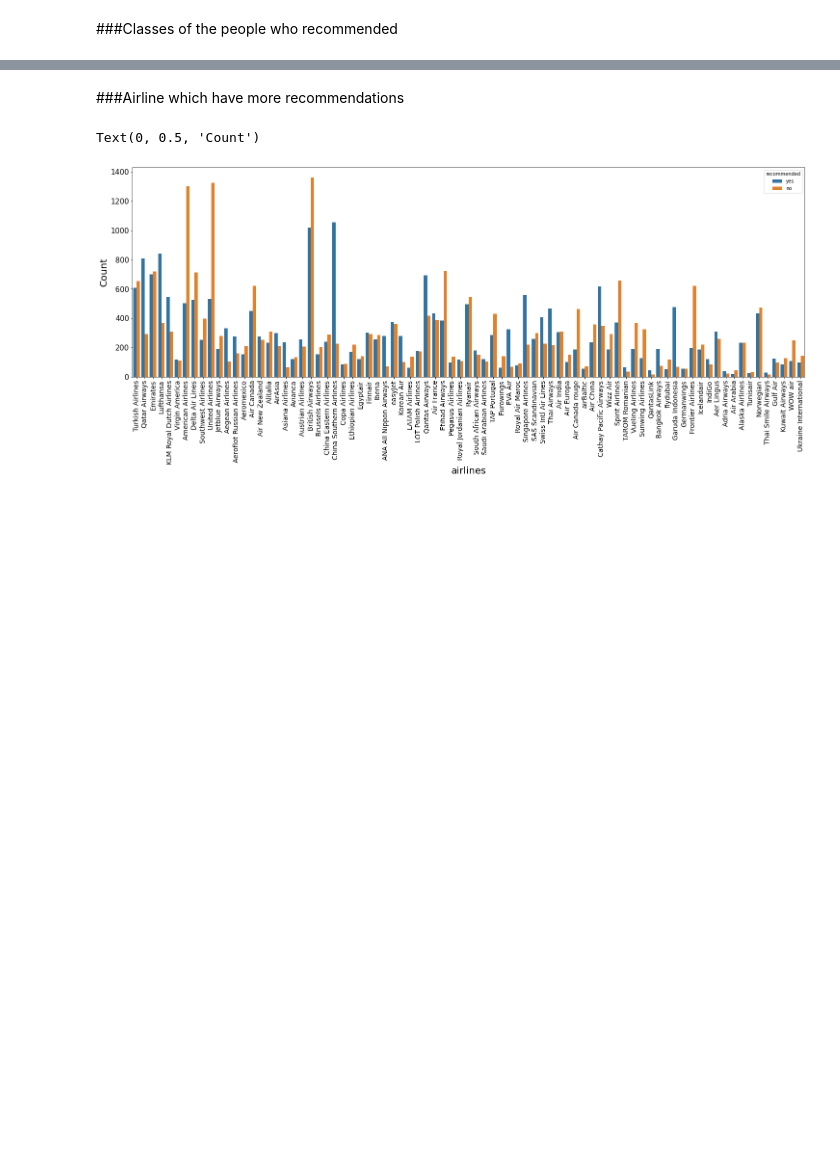
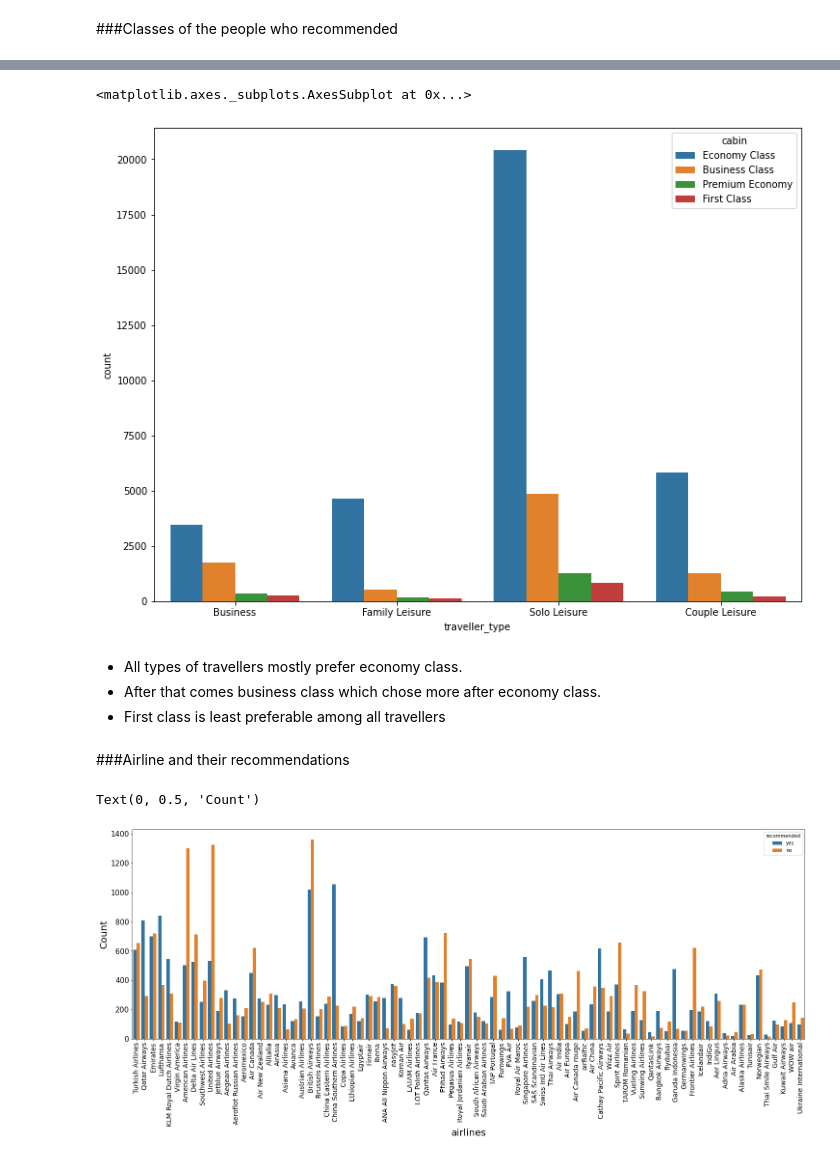
Before and after one commit to Zeeshan00789/Airline-Passenger-Referral-Prediction, a Jupyter notebook: Airline_Passenger_Referral_Prediction.ipynb, the cells around one changed output, grey strips where cells are left out. Cells and saved outputs as stored; diff of their text form; code cells hidden in the pictures; blank space fills up the shorter version.

```diff
--- a/Airline_Passenger_Referral_Prediction.ipynb
+++ b/Airline_Passenger_Referral_Prediction.ipynb
@@ -365,5 +378,14 @@ sns.countplot(df['cabin'], hue=df['recommended'])
+# %%
+sns.countplot(x='traveller_type', hue='cabin', data=df)
+# %% [output]
+<matplotlib.axes._subplots.AxesSubplot at 0x...>
+[figure, added]
+# %% [markdown]
+* All types of travellers mostly prefer economy class.
+* After that comes business class which chose more after economy class.
+* First class is least preferable among all travellers
 # %% [markdown]
-###Airline which have more recommendations
+###Airline and their recommendations
 # %%
 #figure size
 plt.figure(figsize=(25,8))
```
Also changed, not shown: parts of 7 cells of this notebook.
